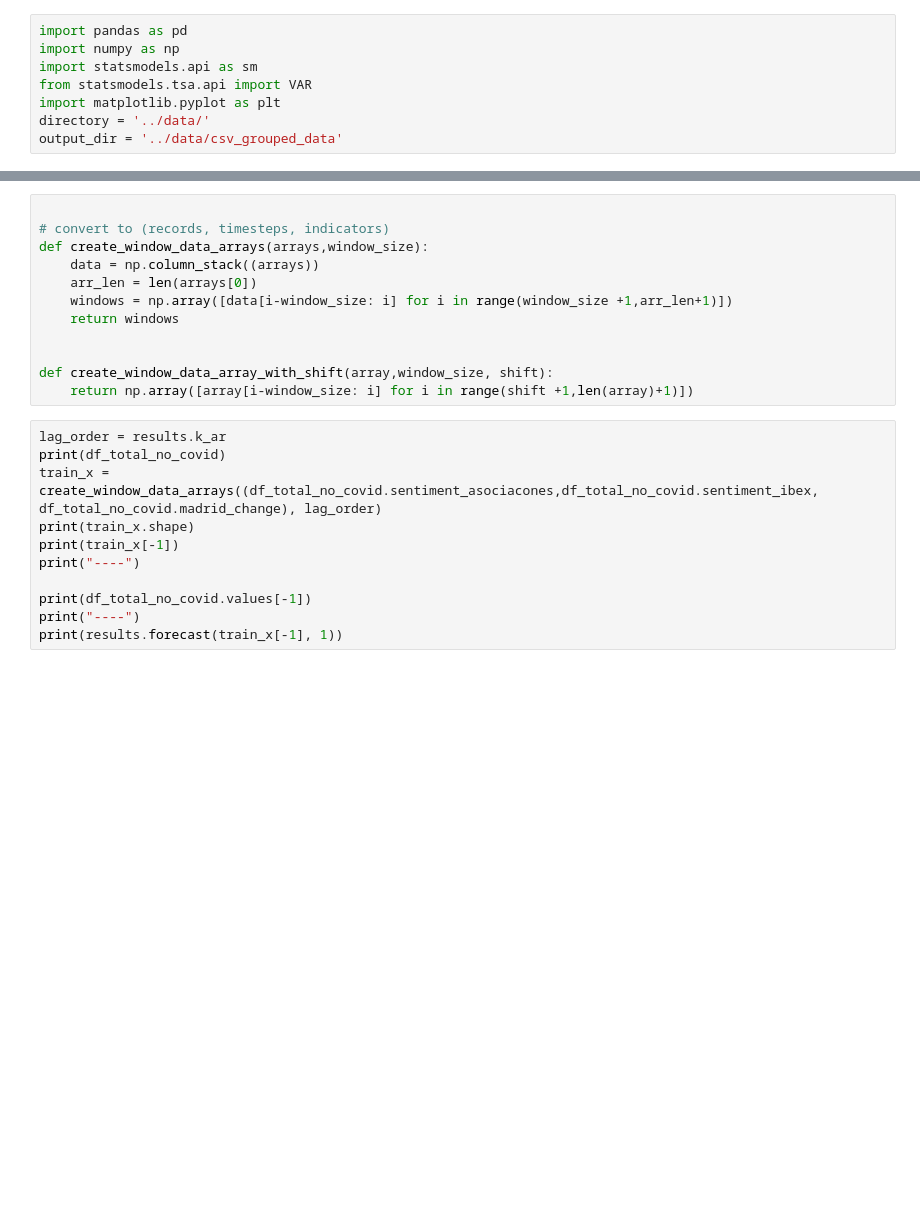
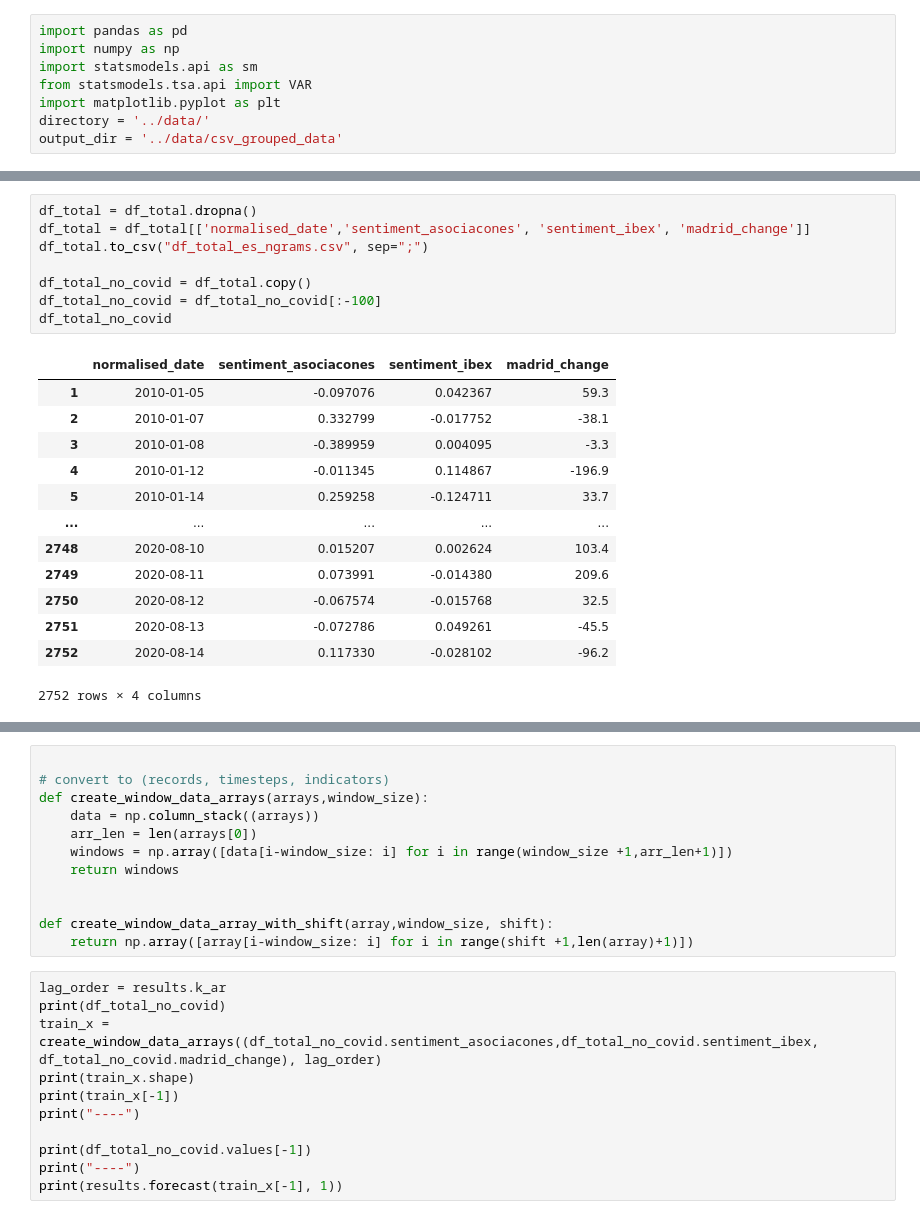
Before and after one commit to news-scrapers/twitter-data-scripts-analysis, a Jupyter notebook: stationality_causality_stocks_tweets/causality_and_classical_models_es_n_grams.ipynb, the cells around one changed output, grey strips where cells are left out. Saved outputs shown, nothing was run; the diff lists cells and outputs as text; blank space fills up the shorter version.

```diff
--- a/stationality_causality_stocks_tweets/causality_and_classical_models_es_n_grams.ipynb
+++ b/stationality_causality_stocks_tweets/causality_and_classical_models_es_n_grams.ipynb
@@ -166,0 +63,22 @@ parameter F test:         F=0.9996  , p=0.4669  , df_denom=2761, df_num=30
+# %%
+df_total = df_total.dropna()
+df_total = df_total[['normalised_date','sentiment_asociacones', 'sentiment_ibex', 'madrid_change']]
+df_total.to_csv("df_total_es_ngrams.csv", sep=";")
+
+df_total_no_covid = df_total.copy()
+df_total_no_covid = df_total_no_covid[:-100]
+df_total_no_covid
+# %% [output]
+|  | normalised_date | sentiment_asociacones | sentiment_ibex | madrid_change |
+| 1 | 2010-01-05 | -0.097076 | 0.042367 | 59.3 |
+| 2 | 2010-01-07 | 0.332799 | -0.017752 | -38.1 |
+| 3 | 2010-01-08 | -0.389959 | 0.004095 | -3.3 |
+| 4 | 2010-01-12 | -0.011345 | 0.114867 | -196.9 |
+| 5 | 2010-01-14 | 0.259258 | -0.124711 | 33.7 |
+| ... | ... | ... | ... | ... |
+| 2748 | 2020-08-10 | 0.015207 | 0.002624 | 103.4 |
+| 2749 | 2020-08-11 | 0.073991 | -0.014380 | 209.6 |
+| 2750 | 2020-08-12 | -0.067574 | -0.015768 | 32.5 |
+| 2751 | 2020-08-13 | -0.072786 | 0.049261 | -45.5 |
+| 2752 | 2020-08-14 | 0.117330 | -0.028102 | -96.2 |
+2752 rows × 4 columns
```
Also changed, not shown: parts of 12 cells of this notebook, 6 other files.
